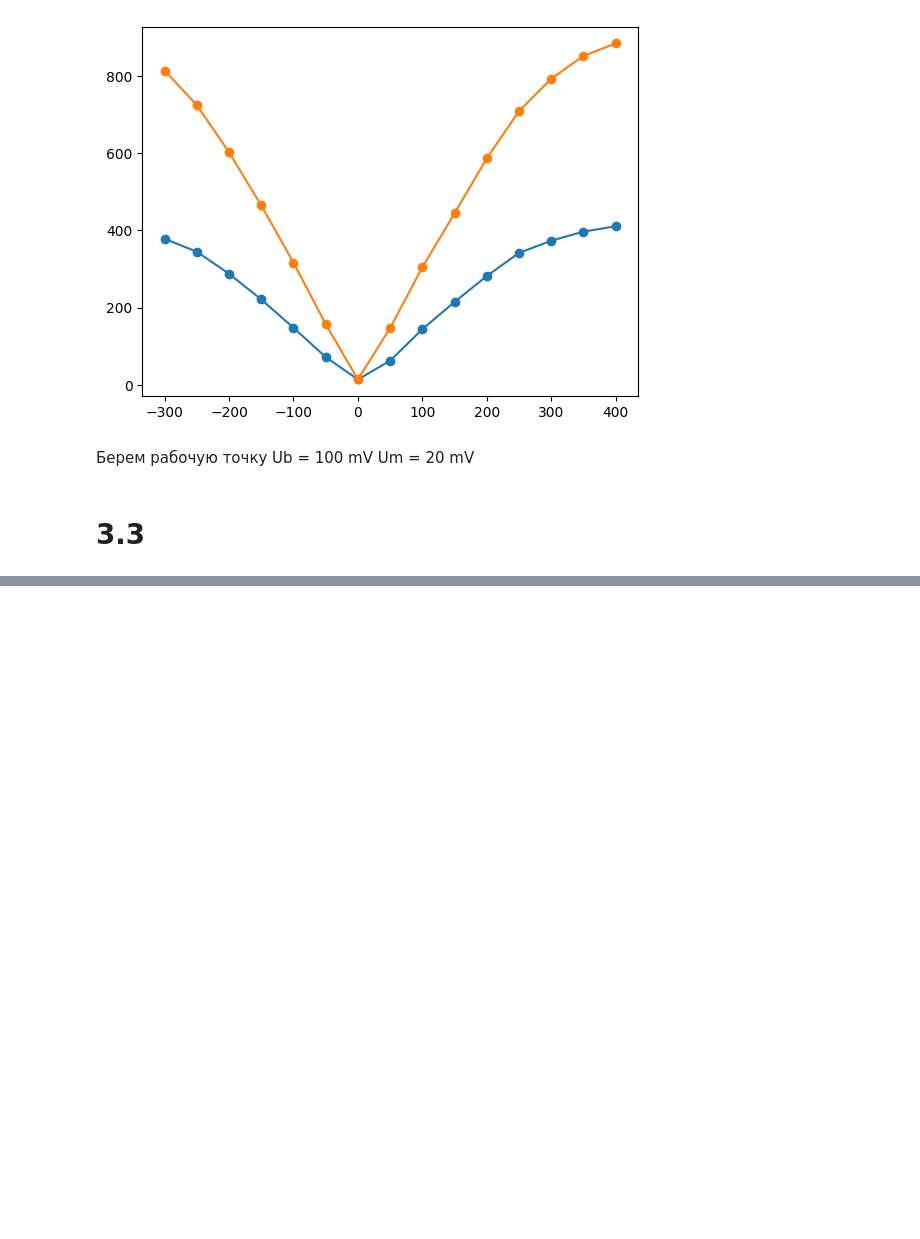
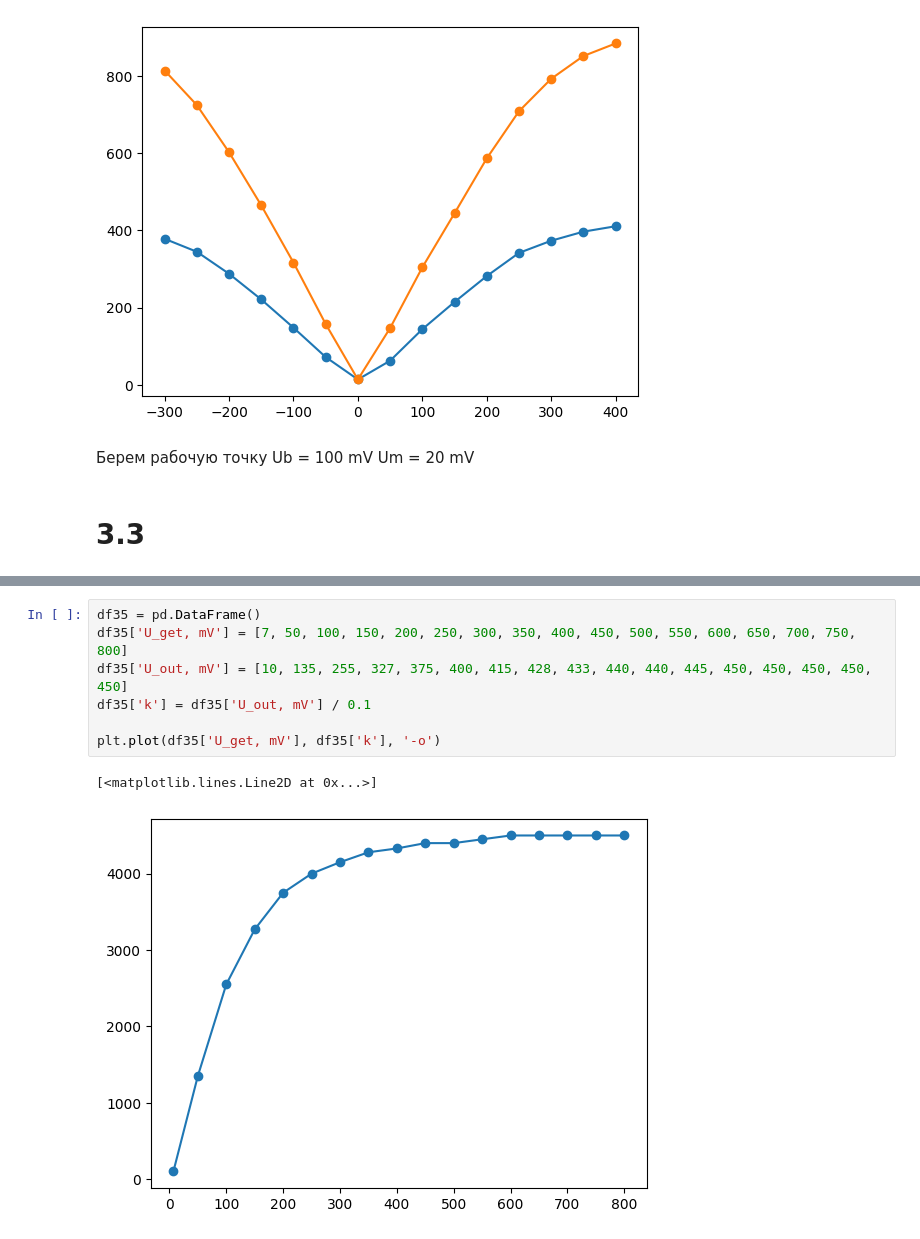
Before and after one commit to alexzhelyapov1/rt_labs, a Jupyter notebook: 91/91.ipynb, the cells around one changed output, grey strips where cells are left out. Cells and saved outputs as stored; diff of their text form; blank space fills up the shorter version.

```diff
--- a/91/91.ipynb
+++ b/91/91.ipynb
@@ -31,0 +88,10 @@ Um = 20 mV
+# %%
+df35 = pd.DataFrame()
+df35['U_get, mV'] = [7, 50, 100, 150, 200, 250, 300, 350, 400, 450, 500, 550, 600, 650, 700, 750, 800]
+df35['U_out, mV'] = [10, 135, 255, 327, 375, 400, 415, 428, 433, 440, 440, 445, 450, 450, 450, 450, 450]
+df35['k'] = df35['U_out, mV'] / 0.1
+
+plt.plot(df35['U_get, mV'], df35['k'], '-o')
+# %% [output]
+[<matplotlib.lines.Line2D at 0x...>]
+[figure, added]
```
Also changed, not shown: parts of 5 cells of this notebook, 3 other files.
